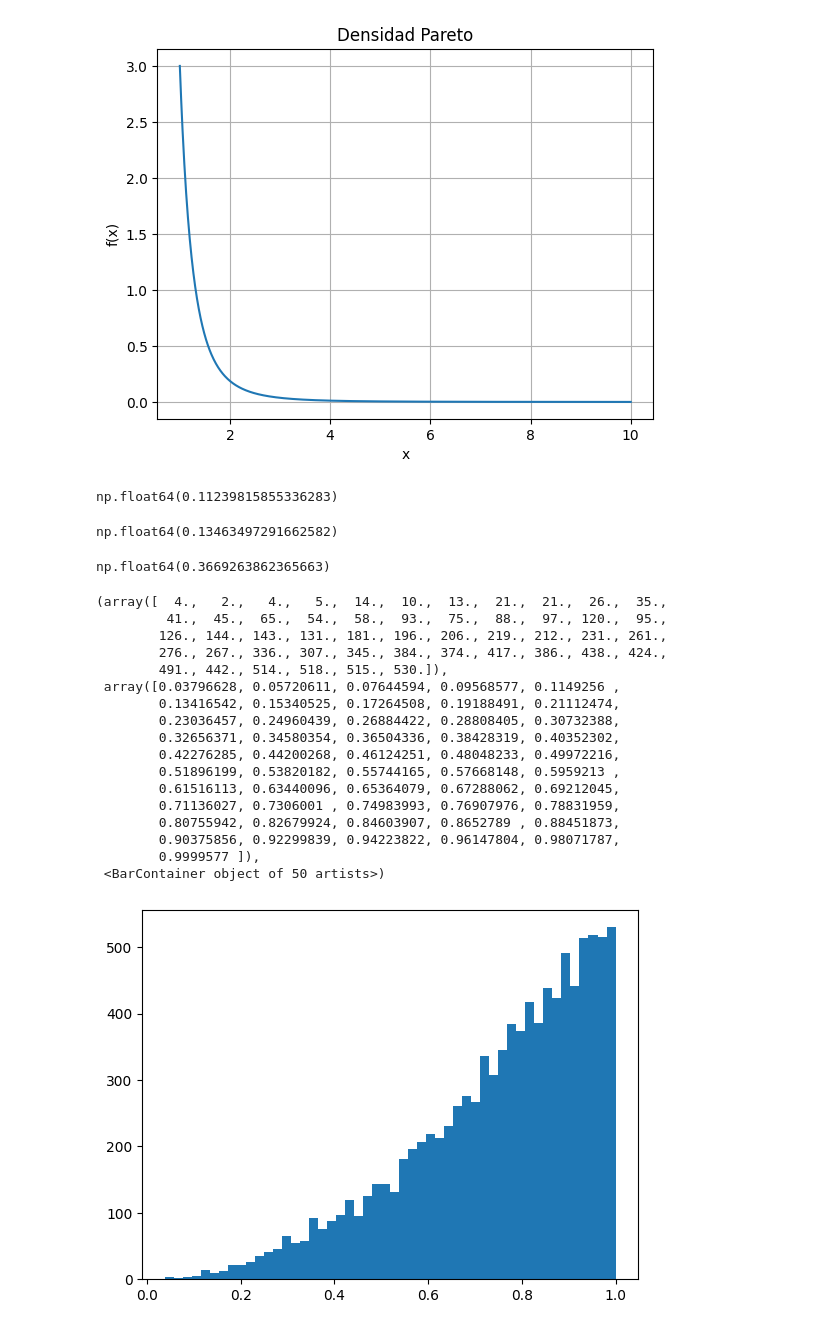
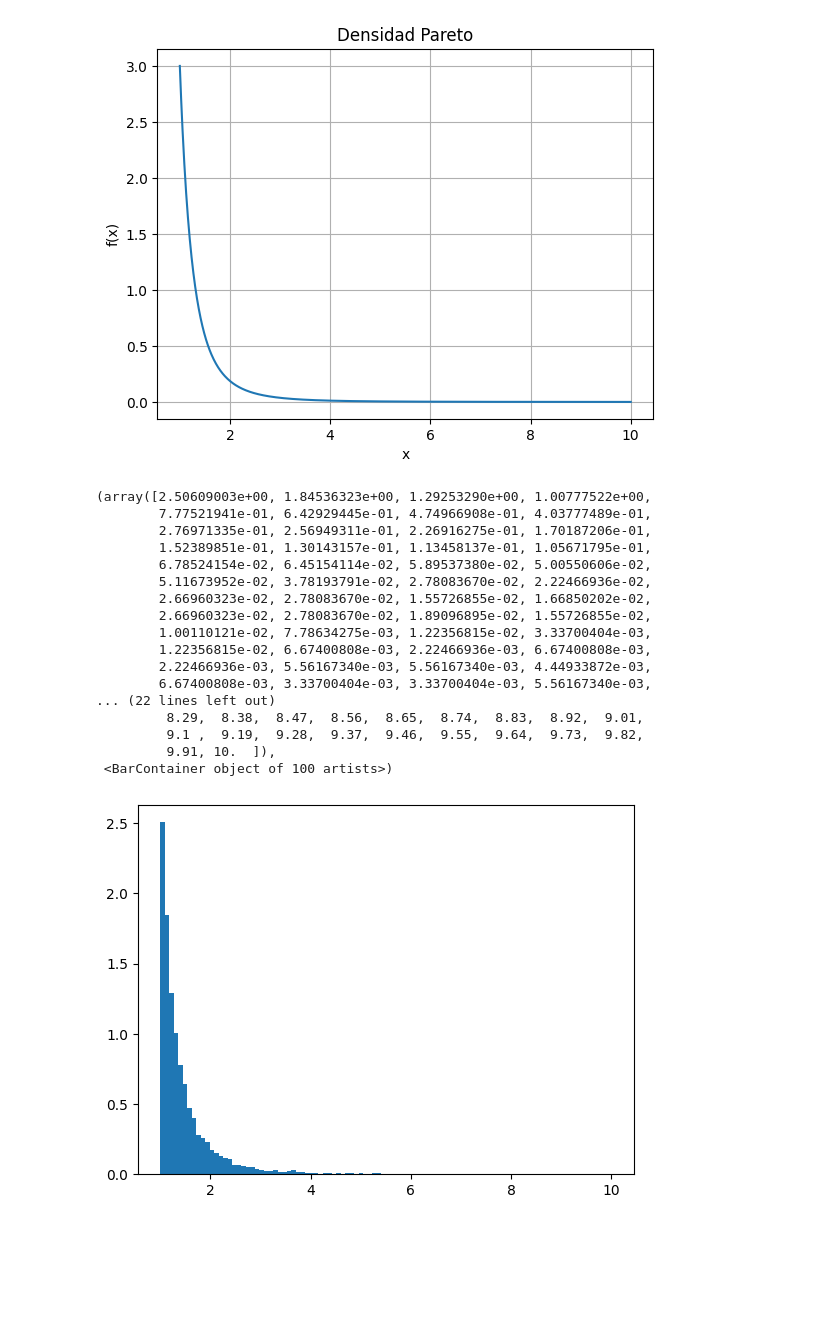
Before and after one commit to diegopadilla-esfm/ModelosEstocasticosESFM, a Jupyter notebook: TransformadaInversa.ipynb, the cells around one changed output. Saved outputs shown, nothing was run; the diff lists cells and outputs as text; code cells hidden in the pictures; blank space fills up the shorter version.

```diff
--- a/TransformadaInversa.ipynb
+++ b/TransformadaInversa.ipynb
@@ -625,49 +575,37 @@ plt.grid()
 plt.show()
 # %% [output]
 [figure]
-# %%
-np.mean(f)
-# %% [output]
-np.float64(0.11239815855336283)
-# %%
-np.var(f)
-# %% [output]
-np.float64(0.13463497291662582)
-# %%
-np.std(f)
-# %% [output]
-np.float64(0.3669263862365663)
 # %%
 def Par(alpha,n):
   muestras = []
   for i in range(n):
     U = rnd.random()
-    x=(1/1-U)**(1/alpha)
+    x = (1/(1-U))**(1/alpha)
     muestras.append(x)
   return muestras
 # %%
 P = Par(3,10000)
 # %%
-plt.hist(P,bins=50)
+plt.hist(P, bins=100, density=True, range=(1,10))
 # %% [output]
-(array([  4.,   2.,   4.,   5.,  14.,  10.,  13.,  21.,  21.,  26.,  35.,
-         41.,  45.,  65.,  54.,  58.,  93.,  75.,  88.,  97., 120.,  95.,
-        126., 144., 143., 131., 181., 196., 206., 219., 212., 231., 261.,
-        276., 267., 336., 307., 345., 384., 374., 417., 386., 438., 424.,
-        491., 442., 514., 518., 515., 530.]),
- array([0.03796628, 0.05720611, 0.07644594, 0.09568577, 0.1149256 ,
-        0.13416542, 0.15340525, 0.17264508, 0.19188491, 0.21112474,
-        0.23036457, 0.24960439, 0.26884422, 0.28808405, 0.30732388,
-        0.32656371, 0.34580354, 0.36504336, 0.38428319, 0.40352302,
-        0.42276285, 0.44200268, 0.46124251, 0.48048233, 0.49972216,
-        0.51896199, 0.53820182, 0.55744165, 0.57668148, 0.5959213 ,
-        0.61516113, 0.63440096, 0.65364079, 0.67288062, 0.69212045,
-        0.71136027, 0.7306001 , 0.74983993, 0.76907976, 0.78831959,
-        0.80755942, 0.82679924, 0.84603907, 0.8652789 , 0.88451873,
-        0.90375856, 0.92299839, 0.94223822, 0.96147804, 0.98071787,
-        0.9999577 ]),
- <BarContainer object of 50 artists>)
+(array([2.50609003e+00, 1.84536323e+00, 1.29253290e+00, 1.00777522e+00,
+        7.77521941e-01, 6.42929445e-01, 4.74966908e-01, 4.03777489e-01,
+        2.76971335e-01, 2.56949311e-01, 2.26916275e-01, 1.70187206e-01,
+        1.52389851e-01, 1.30143157e-01, 1.13458137e-01, 1.05671795e-01,
+        6.78524154e-02, 6.45154114e-02, 5.89537380e-02, 5.00550606e-02,
+        5.11673952e-02, 3.78193791e-02, 2.78083670e-02, 2.22466936e-02,
+        2.66960323e-02, 2.78083670e-02, 1.55726855e-02, 1.66850202e-02,
+        2.66960323e-02, 2.78083670e-02, 1.89096895e-02, 1.55726855e-02,
+        1.00110121e-02, 7.78634275e-03, 1.22356815e-02, 3.33700404e-03,
+        1.22356815e-02, 6.67400808e-03, 2.22466936e-03, 6.67400808e-03,
+        2.22466936e-03, 5.56167340e-03, 5.56167340e-03, 4.44933872e-03,
+        6.67400808e-03, 3.33700404e-03, 3.33700404e-03, 5.56167340e-03,
+... (22 lines left out)
+         8.29,  8.38,  8.47,  8.56,  8.65,  8.74,  8.83,  8.92,  9.01,
+         9.1 ,  9.19,  9.28,  9.37,  9.46,  9.55,  9.64,  9.73,  9.82,
+         9.91, 10.  ]),
+ <BarContainer object of 100 artists>)
-[figure, old version]
+[figure, new version]
 # %%
 np.mean(P)
 # %% [output]
```
Also changed, not shown: parts of 31 cells of this notebook.
